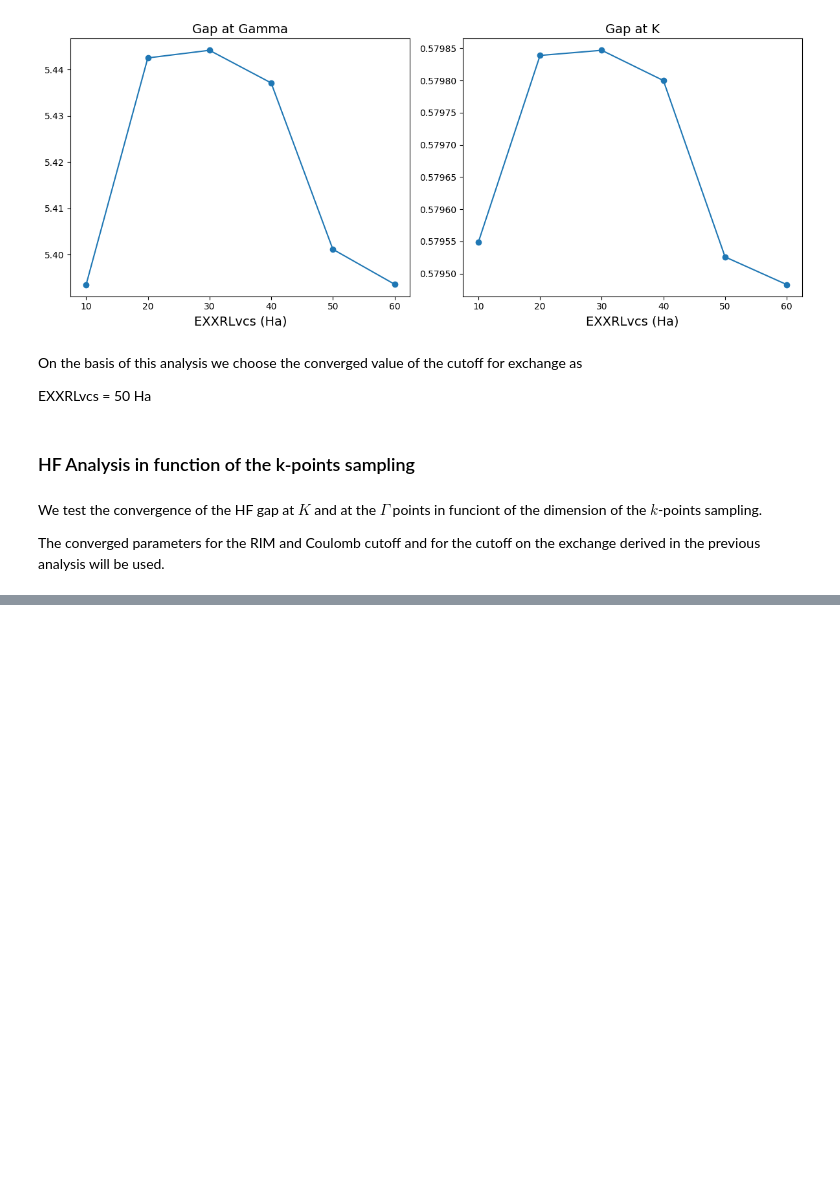
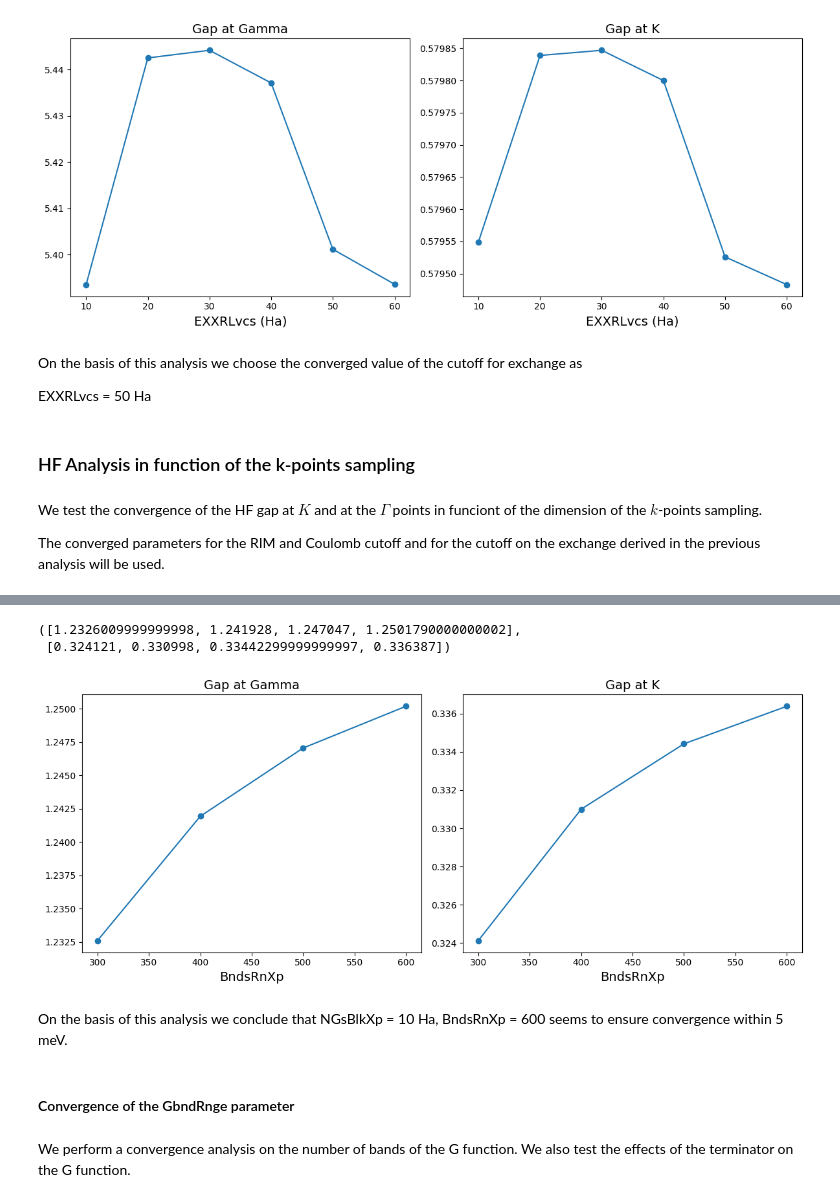
Before and after one commit to marcodalessandro76/Germanene, a Jupyter notebook: GW_Analysis.ipynb, the cells around one changed output, grey strips where cells are left out. Drawn from its saved outputs; the diff is of its cells as text; code cells hidden in the pictures; blank space fills up the shorter version.

```diff
--- a/GW_Analysis.ipynb
+++ b/GW_Analysis.ipynb
@@ -282,0 +506,2 @@ the level of 5 meV.
+# %%
+results = study.run()
@@ -282,0 +521,30 @@ the level of 5 meV.
+# %%
+results_G, results_K = study.fetch_results(id='-G-'),study.fetch_results(id='-K-')
+gap_G = [r.data.get_gap(k_full=Gamma_index,band_full=start_band,verbose=False) for r in results_G]
+gap_K = [r.data.get_gap(k_full=K_index,band_full=start_band,verbose=False) for r in results_K]
+gap_G,gap_K
+# %% [output]
+([1.2326009999999998, 1.241928, 1.247047, 1.2501790000000002],
+ [0.324121, 0.330998, 0.33442299999999997, 0.336387])
+# %%
+x_vals = [x[1] for x in Bands]
+
+fig, axes = plt.subplots(nrows=1, ncols=2, figsize=(12, 5))
+axes[0].plot(x_vals,gap_G)
+axes[0].scatter(x_vals,gap_G)
+axes[0].set_title('Gap at Gamma',size=14)
+axes[0].set_xlabel('BndsRnXp',size=14)
+axes[1].plot(x_vals, gap_K)
+axes[1].scatter(x_vals,gap_K)
+axes[1].set_xlabel('BndsRnXp',size=14)
+axes[1].set_title('Gap at K',size=14)
+fig.tight_layout()
+# %% [output]
+[figure, added]
+# %% [markdown]
+On the basis of this analysis we conclude that NGsBlkXp = 10 Ha, BndsRnXp = 600 seems to ensure
+ convergence within 5 meV.
+# %% [markdown]
+#### Convergence of the GbndRnge parameter
+# %% [markdown]
+We perform a convergence analysis on the number of bands of the G function. We also test the effects of the terminator on the G function.
```
Also changed, not shown: parts of 42 cells of this notebook, 1 other file.
